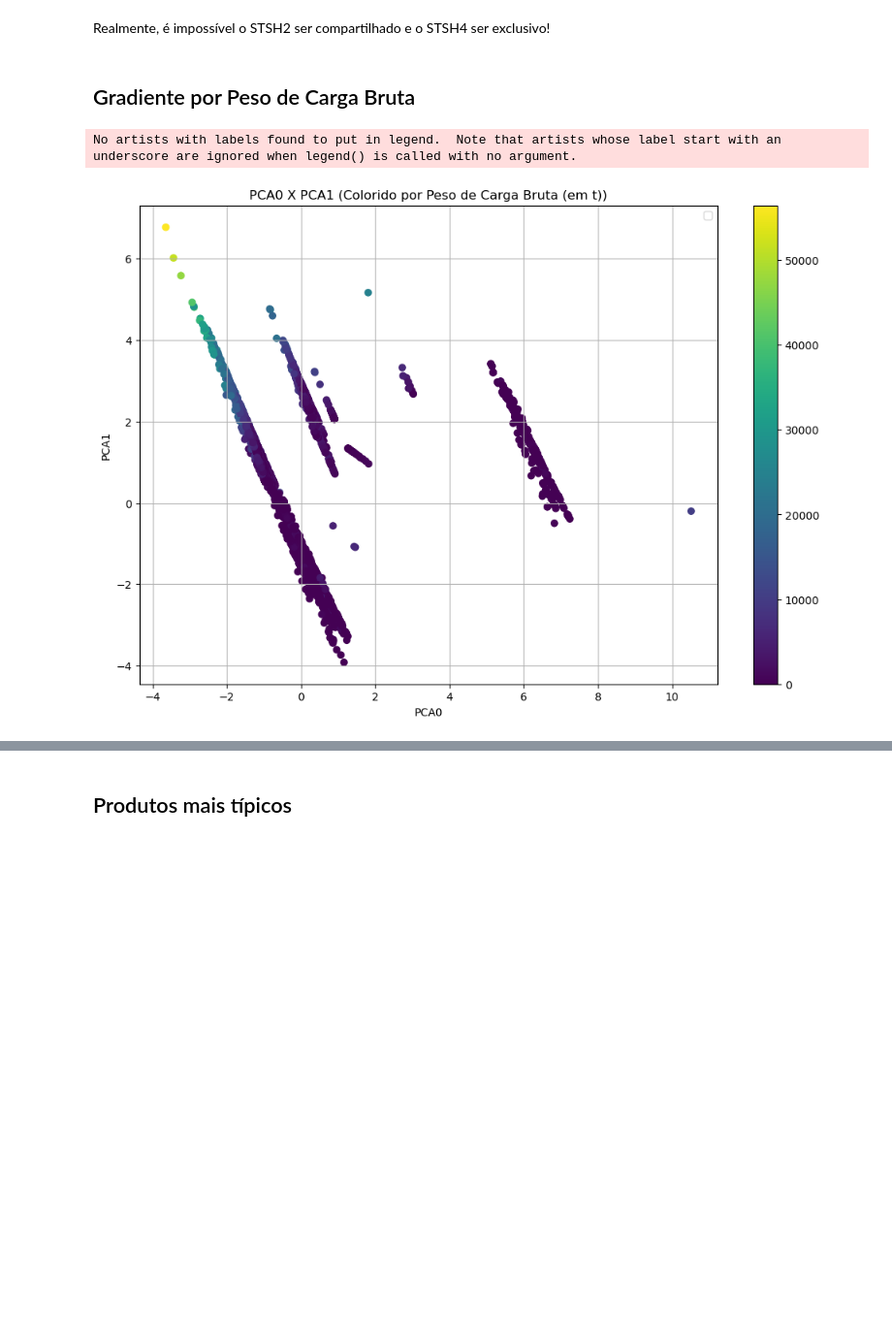
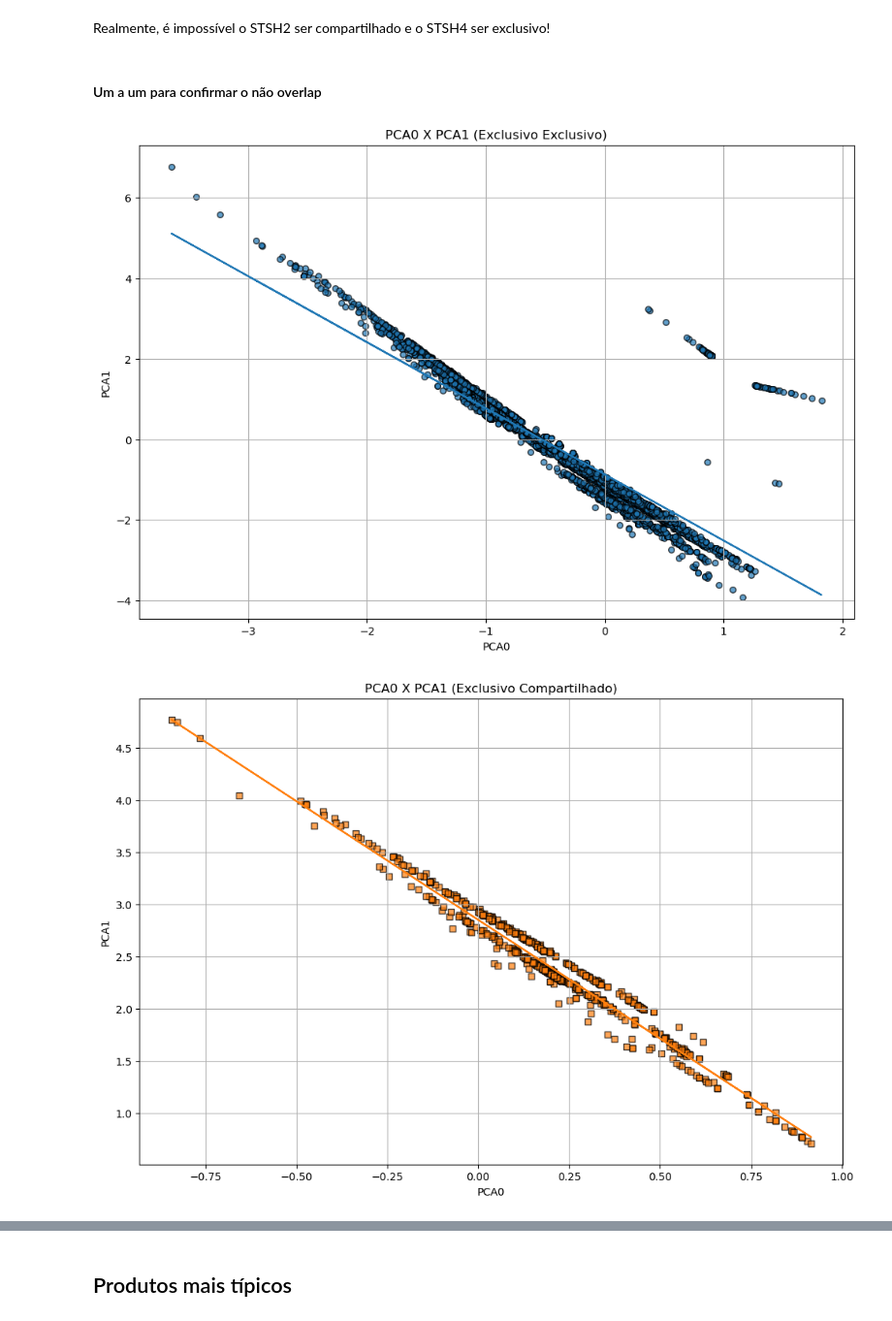
Before and after one commit to igorzeck/PCA, a Jupyter notebook: PCA_Santos.ipynb, the cells around one changed output, grey strips where cells are left out. Shown at 97% size. Cells and saved outputs as stored; diff of their text form; code cells hidden in the pictures; blank space fills up the shorter version.

```diff
--- a/PCA_Santos.ipynb
+++ b/PCA_Santos.ipynb
@@ -38,7 +38,7 @@ def criar_mestre() -> pd.DataFrame:
     df_mestre = df.copy()
     for ano in range(df["Ano"].min(), df["Ano"].max() + 1):
         print("Ano atual: ", ano)
-        df_cont = pd.read_csv(f"/home/vortex/Documents/Fatec/Trabalhos/Projeto Integrador local/BD/ANTAQ/{ano}Carga_Conteinerizada.csv", sep=";", decimal=",", dtype=dict_dtypes)
+        df_cont = pd.read_csv(f"datasets/{ano}Carga_Conteinerizada.csv", sep=";", decimal=",", dtype=dict_dtypes)
 
         df_mestre = df_mestre.merge(df_cont,"left", "IDCarga")
 
@@ -51,7 +51,7 @@ def criar_mestre() -> pd.DataFrame:
     del df
     return df_mestre
 # %%
-arq = "local_df_mestre.csv"
+arq = "datasets/df_mestre.csv"
 if glob.glob(arq):
     df_mestre = pd.read_csv(arq, dtype=dict_dtypes)
     print(f"{arq} carregado!")
@@ -601,5 +595,3 @@ plt.show()
 [figure]
 # %% [markdown]
 Realmente, é impossível o STSH2 ser compartilhado e o STSH4 ser exclusivo!
-# %% [markdown]
-## Gradiente por Peso de Carga Bruta
@@ -608,19 +598,32 @@ norm_codes = plt.Normalize(df_cat['VLPesoCargaBruta'].min(), df_cat['VLPesoCarga
-# %%
-plt.figure(figsize=(12, 8))
-plt.title("PCA0 X PCA1 (Colorido por Peso de Carga Bruta (em t))")
-plt.xlabel("PCA0")
-plt.ylabel("PCA1")
-plt.grid(True)
-
-scatter = plt.scatter(
-    df_proj['pca0'], df_proj['pca1'],
-    c=df_cat['VLPesoCargaBruta'], cmap='viridis', norm=norm_codes
-)
-
-cbar = plt.colorbar(scatter)
-
-plt.legend()
-plt.show()
-# %% [output]
-No artists with labels found to put in legend.  Note that artists whose label start with an underscore are ignored when legend() is called with no argument.
-[figure, removed]
+# %% [markdown]
+#### Um a um para confirmar o não overlap
+# %%
+x_estilos = {
+    'Exclusivo Exclusivo': ('#1f77b4', 'o'),
+    'Exclusivo Compartilhado': ('#ff7f0e', 's'),
+    'Compartilhado Compartilhado': ('#d62728', '^')
+}
+# %%
+for x_, (cor, marker) in x_estilos.items():
+    plt.figure(figsize=(12, 8))
+    plt.title(f"PCA0 X PCA1 ({x_})")
+    plt.xlabel("PCA0")
+    plt.ylabel("PCA1")
+    plt.grid(True)
+
+    # Plotar os dados
+    # Scatter plot
+    x_ = x_.split(" ")
+    subset = df_proj[(df_mestre["STSH2"] == x_[0]) & (df_mestre["STSH4"] == x_[1])]
+    plt.scatter(subset['pca0'], subset['pca1'], marker=marker, color=cor, label=str(x_), alpha=0.7, edgecolor='k', s=30)
+
+    # Linha de Regressão linear
+    model = LinearRegression()
+    model.fit(np.array(subset['pca0']).reshape(-1, 1), np.array(subset['pca1']))
+    y_pred = model.predict(np.array(subset['pca0']).reshape(-1, 1))
+    plt.plot(subset['pca0'], y_pred, color=cor)
+
+    plt.show()
+# %% [output]
+[figure, added]
+[figure, added]
```
Also changed, not shown: parts of 3 cells of this notebook, 7 other files.
